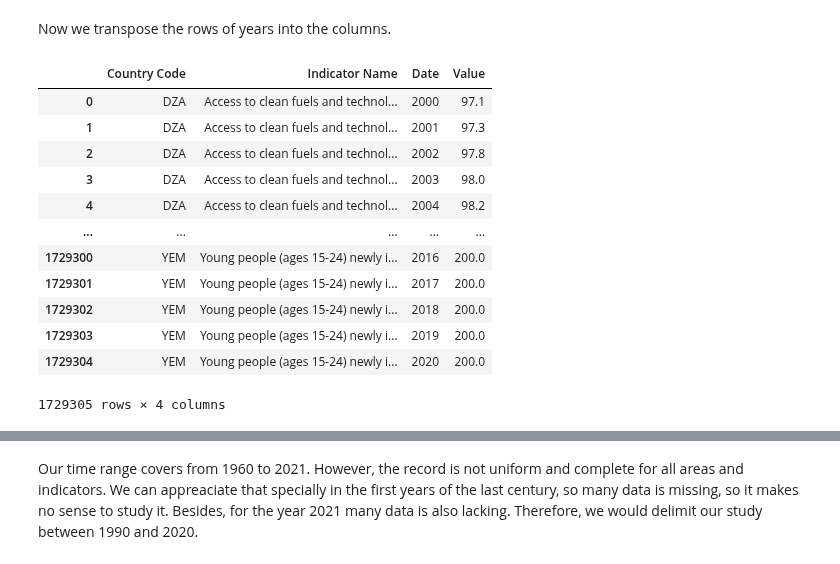
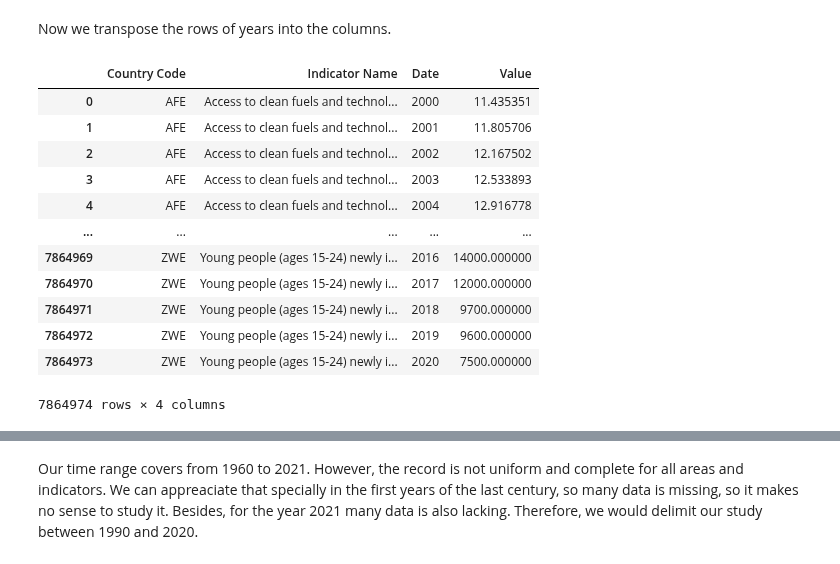
Before and after one commit to devonfw-forge/python-data-driven-decisions, a Jupyter notebook: CopyMaria Data-integration.ipynb, the cells around one changed output, grey strips where cells are left out. Cells and saved outputs as stored; diff of their text form; code cells hidden in the pictures.

```diff
--- a/CopyMaria Data-integration.ipynb
+++ b/CopyMaria Data-integration.ipynb
@@ -77,19 +61,19 @@ dfgrouped
 # %% [markdown]
 Now we transpose the rows of years into the columns.
 # %%
-dfpivot=(dfgrouped.set_index(["Country Code", "Indicator Name"]).stack().reset_index(name='Value').rename(columns={'level_2':'Date'}))
-dfpivot
+dftras=(df.set_index(["Country Code", "Indicator Name"]).stack().reset_index(name='Value').rename(columns={'level_2':'Date'}))
+dftras
 # %% [output]
 |  | Country Code | Indicator Name | Date | Value |
-| 0 | DZA | Access to clean fuels and technol... | 2000 | 97.1 |
-| 1 | DZA | Access to clean fuels and technol... | 2001 | 97.3 |
-| 2 | DZA | Access to clean fuels and technol... | 2002 | 97.8 |
-| 3 | DZA | Access to clean fuels and technol... | 2003 | 98.0 |
-| 4 | DZA | Access to clean fuels and technol... | 2004 | 98.2 |
+| 0 | AFE | Access to clean fuels and technol... | 2000 | 11.435351 |
+| 1 | AFE | Access to clean fuels and technol... | 2001 | 11.805706 |
+| 2 | AFE | Access to clean fuels and technol... | 2002 | 12.167502 |
+| 3 | AFE | Access to clean fuels and technol... | 2003 | 12.533893 |
+| 4 | AFE | Access to clean fuels and technol... | 2004 | 12.916778 |
 | ... | ... | ... | ... | ... |
-| 1729300 | YEM | Young people (ages 15-24) newly i... | 2016 | 200.0 |
-| 1729301 | YEM | Young people (ages 15-24) newly i... | 2017 | 200.0 |
-| 1729302 | YEM | Young people (ages 15-24) newly i... | 2018 | 200.0 |
-| 1729303 | YEM | Young people (ages 15-24) newly i... | 2019 | 200.0 |
-| 1729304 | YEM | Young people (ages 15-24) newly i... | 2020 | 200.0 |
+| 7864969 | ZWE | Young people (ages 15-24) newly i... | 2016 | 14000.000000 |
+| 7864970 | ZWE | Young people (ages 15-24) newly i... | 2017 | 12000.000000 |
+| 7864971 | ZWE | Young people (ages 15-24) newly i... | 2018 | 9700.000000 |
+| 7864972 | ZWE | Young people (ages 15-24) newly i... | 2019 | 9600.000000 |
+| 7864973 | ZWE | Young people (ages 15-24) newly i... | 2020 | 7500.000000 |
-1729305 rows × 4 columns
+7864974 rows × 4 columns
```
Also changed, not shown: parts of 16 cells of this notebook.
